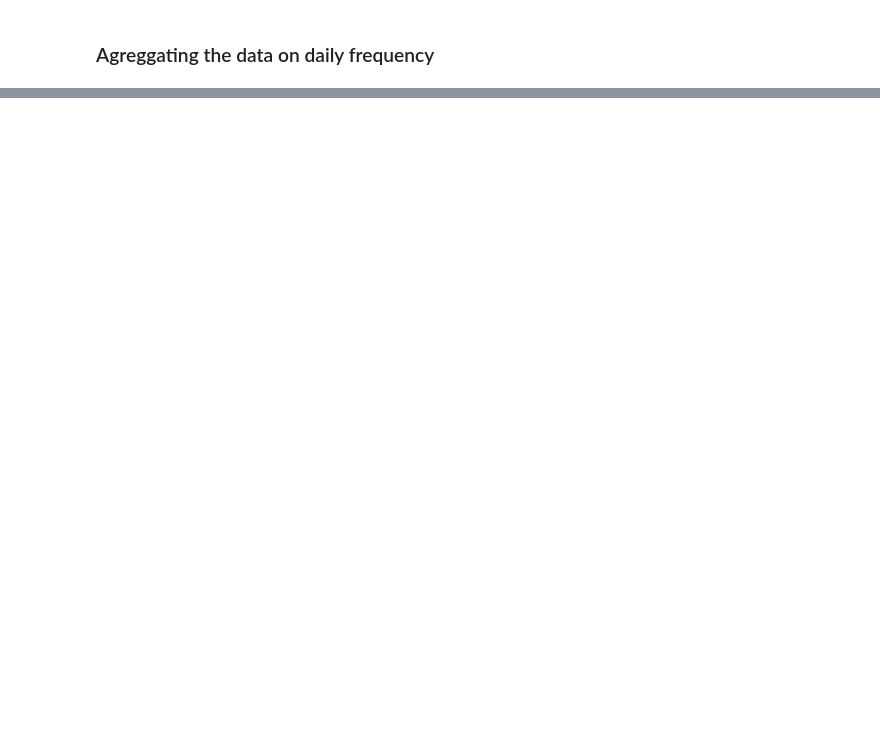
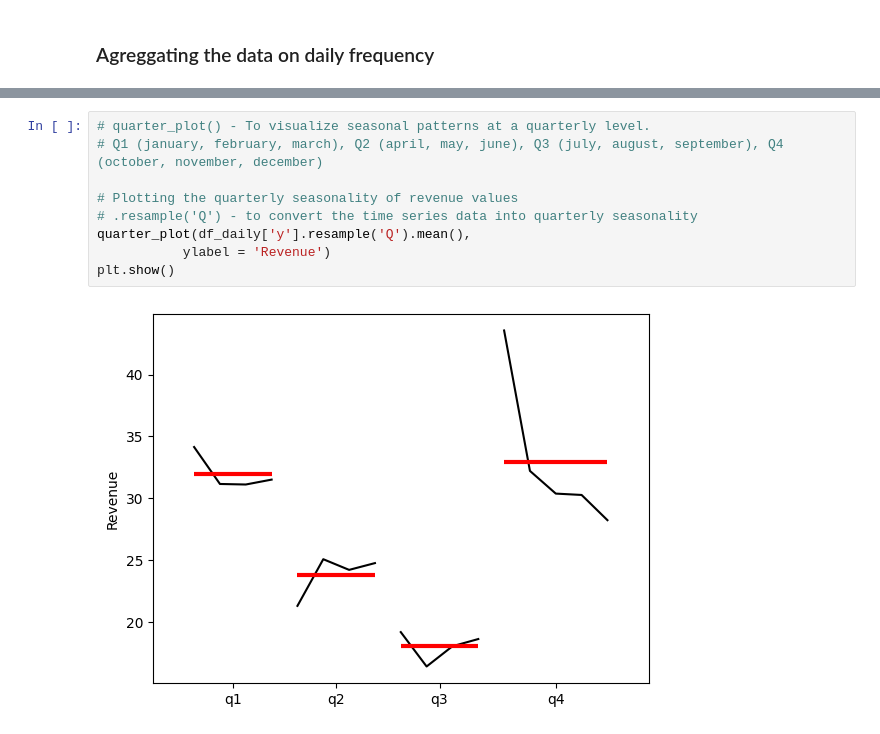
Before and after one commit to mouadsifaw/Electricity-Consumption-Forcast, a Jupyter notebook: notebooks/Feature_Engineering.ipynb, the cells around one changed output, grey strips where cells are left out. Cells and saved outputs as stored; diff of their text form; blank space fills up the shorter version.

```diff
--- a/notebooks/Feature_Engineering.ipynb
+++ b/notebooks/Feature_Engineering.ipynb
@@ -142,0 +110,11 @@ plt.show()
+# %%
+# quarter_plot() - To visualize seasonal patterns at a quarterly level.
+# Q1 (january, february, march), Q2 (april, may, june), Q3 (july, august, september), Q4 (october, november, december)
+
+# Plotting the quarterly seasonality of revenue values
+# .resample('Q') - to convert the time series data into quarterly seasonality
+quarter_plot(df_daily['y'].resample('Q').mean(),
+           ylabel = 'Revenue')
+plt.show()
+# %% [output]
+[figure, added]
```
Also changed, not shown: parts of 32 cells of this notebook, 10 other files.
